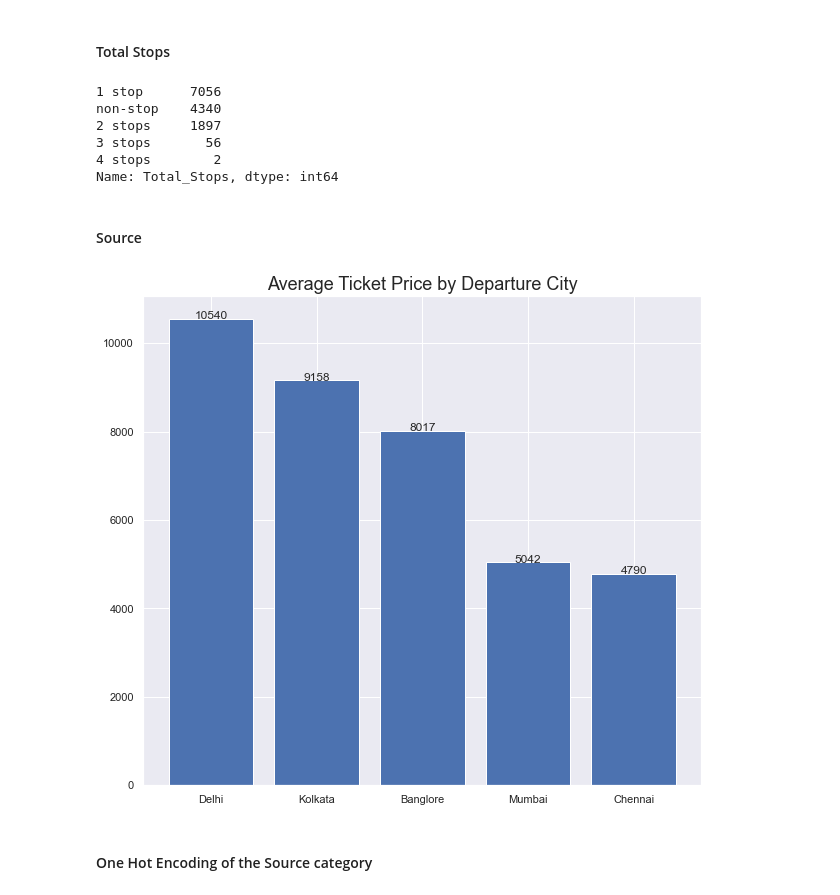
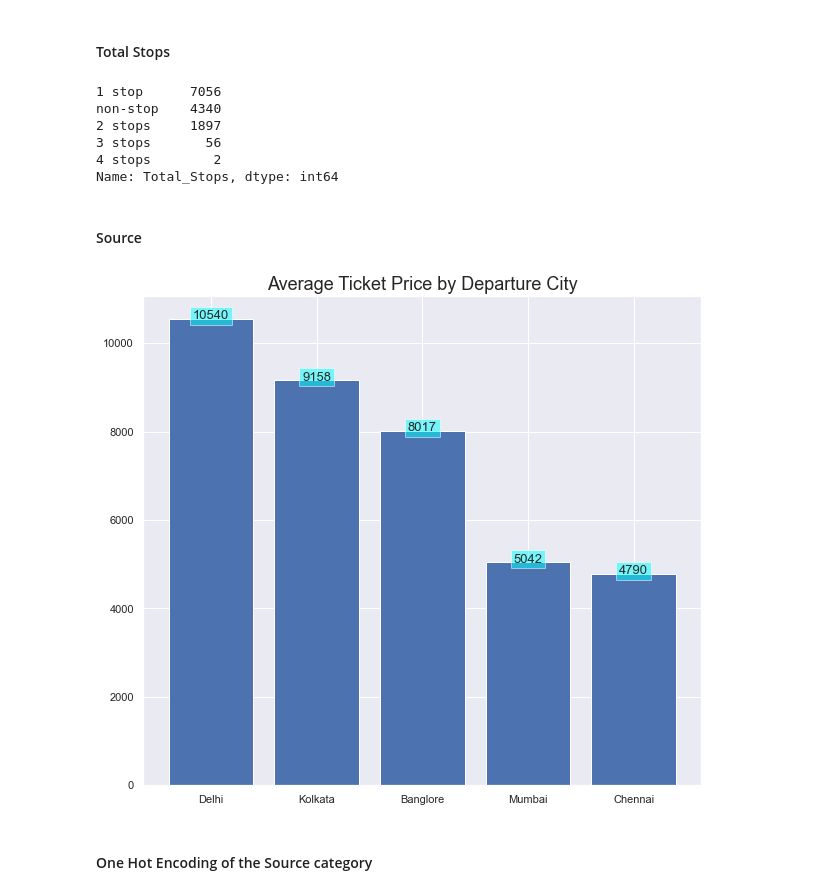
Before and after one commit to rahprabhu/Predicting_Flight_Prices, a Jupyter notebook: Cleaning and EDA - Flight Price Prediction.ipynb, the cells around one changed output. Saved outputs shown, nothing was run; the diff lists cells and outputs as text; code cells hidden in the pictures.

```diff
--- a/Cleaning and EDA - Flight Price Prediction.ipynb
+++ b/Cleaning and EDA - Flight Price Prediction.ipynb
@@ -419,15 +419,15 @@ combined_df.head()
 | 4 | Banglore | New Delhi | 1 stop | No info | 13302.0 | 1 | 3 | 2019 | 21 | ... |
 # %% [markdown]
 #### Total Stops
-# %%
-combined_df['Total_Stops'].value_counts()
-# %% [output]
-1 stop      7056
-non-stop    4340
-2 stops     1897
-3 stops       56
-4 stops        2
-Name: Total_Stops, dtype: int64
+# %%
+combined_df['Total_Stops'].value_counts()
+# %% [output]
+1 stop      7056
+non-stop    4340
+2 stops     1897
+3 stops       56
+4 stops        2
+Name: Total_Stops, dtype: int64
 # %%
 combined_df['Total_Stops'] = combined_df['Total_Stops'].map({'non-stop': 0,
                                              '1 stop': 1,
@@ -442,16 +442,17 @@ source_price_df = source_price_df.groupby('Source')['Price'].mean().reset_index(
 # %%
 fig = plt.figure(figsize=(10,9))
 plt.bar(source_price_df['Source'], source_price_df['Price'])
 
 def addlabels(x,y):
     for i in range(len(x)):
-        plt.text(i,y[i],round(y[i]), ha = 'center')
+        plt.text(i,y[i],round(y[i]), ha = 'center', fontsize = 13,
+                 Bbox = dict(facecolor = 'cyan', alpha =.5, pad = 3))
 
 addlabels(list(source_price_df['Source']), list(source_price_df['Price']))
 plt.title('Average Ticket Price by Departure City', fontsize =18)
 plt.show()
 # %% [output]
-[figure, old version]
+[figure, new version]
 # %% [markdown]
 #### One Hot Encoding of the Source category
 # %%
```
Also changed, not shown: parts of 16 cells of this notebook.
